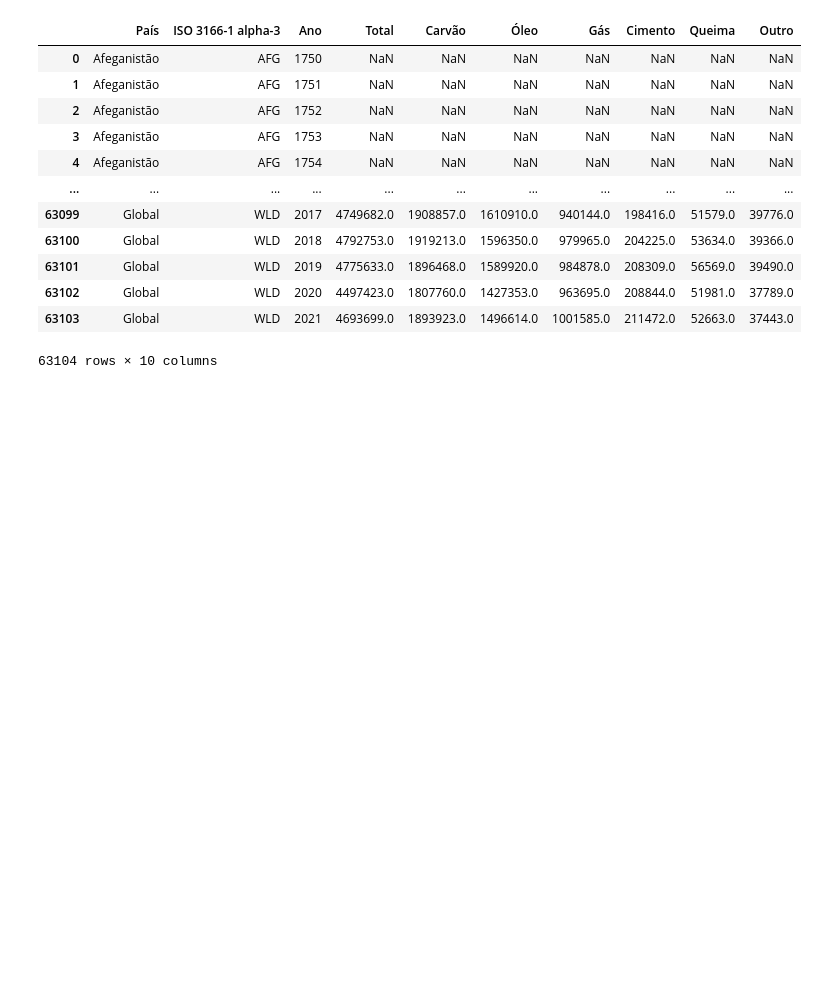
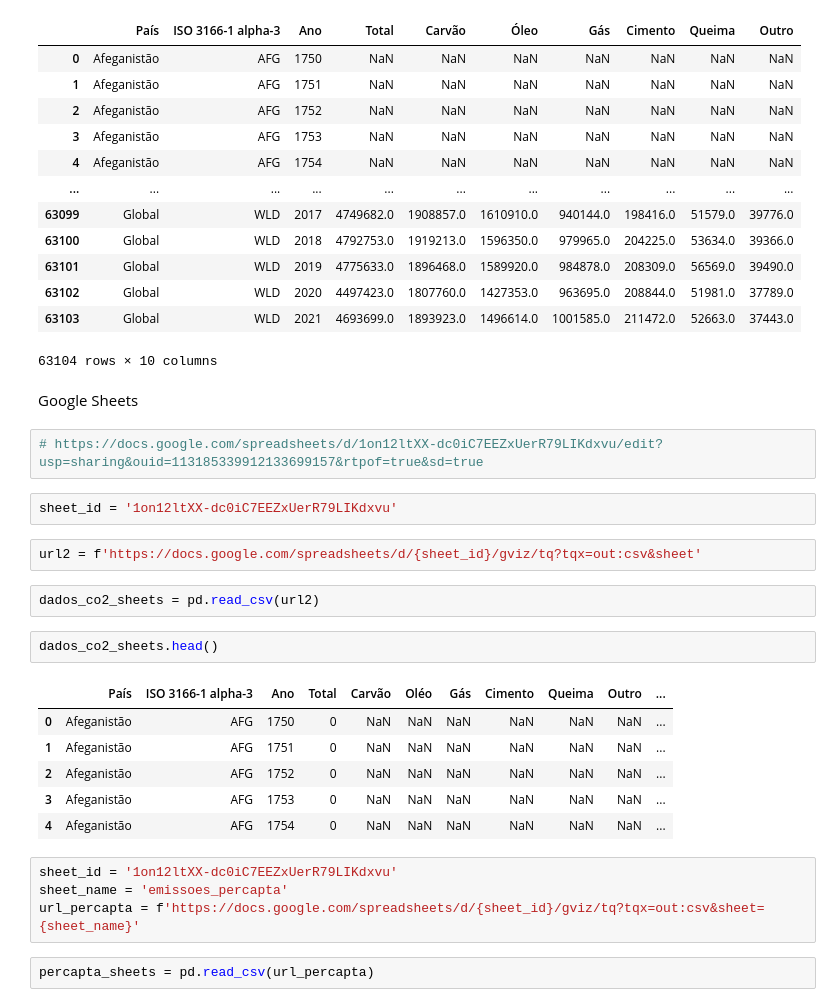
Before and after one commit to IngridDayaneFerreira/Projetos_PythonDataScience_Alura, a Jupyter notebook: Pandas_IO/maind2.ipynb, the cells around one changed output. Saved outputs shown, nothing was run; the diff lists cells and outputs as text; blank space fills up the shorter version.

```diff
--- a/Pandas_IO/maind2.ipynb
+++ b/Pandas_IO/maind2.ipynb
@@ -91,3 +91,28 @@ pd.read_excel('co2_percaita.xlsx')
 | 63102 | Global | WLD | 2020 | 4497423.0 | 1807760.0 | 1427353.0 | 963695.0 | 208844.0 | 51981.0 | 37789.0 |
 | 63103 | Global | WLD | 2021 | 4693699.0 | 1893923.0 | 1496614.0 | 1001585.0 | 211472.0 | 52663.0 | 37443.0 |
 63104 rows × 10 columns
+# %% [markdown]
+Google Sheets
+# %%
+# https://docs.google.com/spreadsheets/d/1on12ltXX-dc0iC7EEZxUerR79LIKdxvu/edit?usp=sharing&ouid=113185339912133699157&rtpof=true&sd=true
+# %%
+sheet_id = '1on12ltXX-dc0iC7EEZxUerR79LIKdxvu'
+# %%
+url2 = f'https://docs.google.com/spreadsheets/d/{sheet_id}/gviz/tq?tqx=out:csv&sheet'
+# %%
+dados_co2_sheets = pd.read_csv(url2)
+# %%
+dados_co2_sheets.head()
+# %% [output]
+|  | País | ISO 3166-1 alpha-3 | Ano | Total | Carvão | Oléo | Gás | Cimento | Queima | Outro | ... |
+| 0 | Afeganistão | AFG | 1750 | 0 | NaN | NaN | NaN | NaN | NaN | NaN | ... |
+| 1 | Afeganistão | AFG | 1751 | 0 | NaN | NaN | NaN | NaN | NaN | NaN | ... |
+| 2 | Afeganistão | AFG | 1752 | 0 | NaN | NaN | NaN | NaN | NaN | NaN | ... |
+| 3 | Afeganistão | AFG | 1753 | 0 | NaN | NaN | NaN | NaN | NaN | NaN | ... |
+| 4 | Afeganistão | AFG | 1754 | 0 | NaN | NaN | NaN | NaN | NaN | NaN | ... |
+# %%
+sheet_id = '1on12ltXX-dc0iC7EEZxUerR79LIKdxvu'
+sheet_name = 'emissoes_percapta'
+url_percapta = f'https://docs.google.com/spreadsheets/d/{sheet_id}/gviz/tq?tqx=out:csv&sheet={sheet_name}'
+# %%
+percapta_sheets = pd.read_csv(url_percapta)
```
Also changed, not shown: parts of 3 cells of this notebook.
